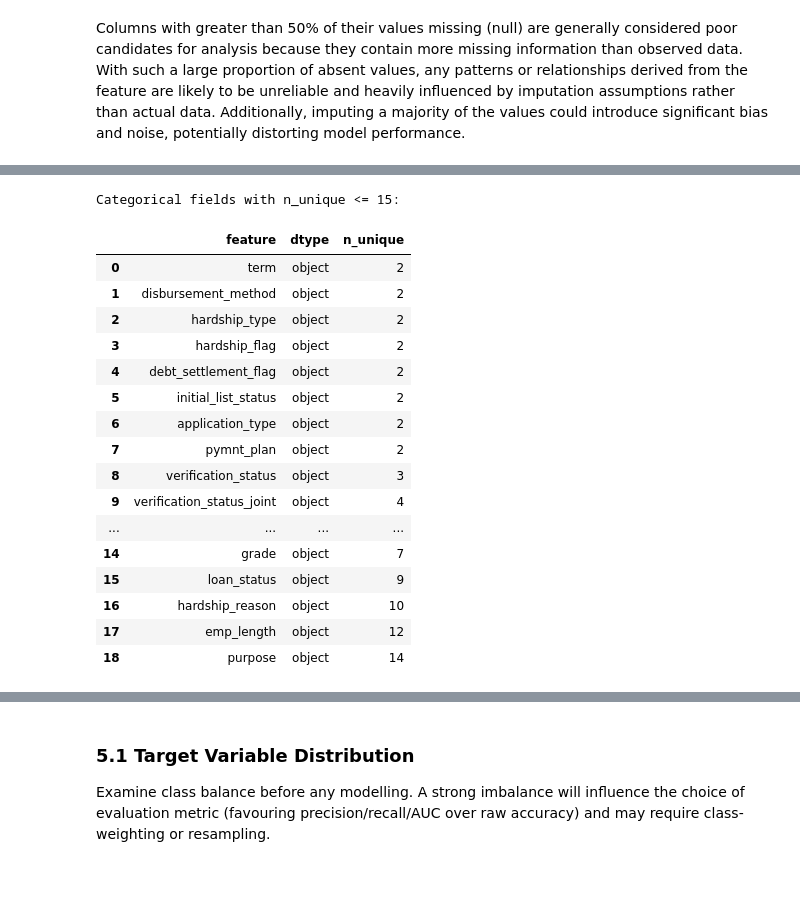
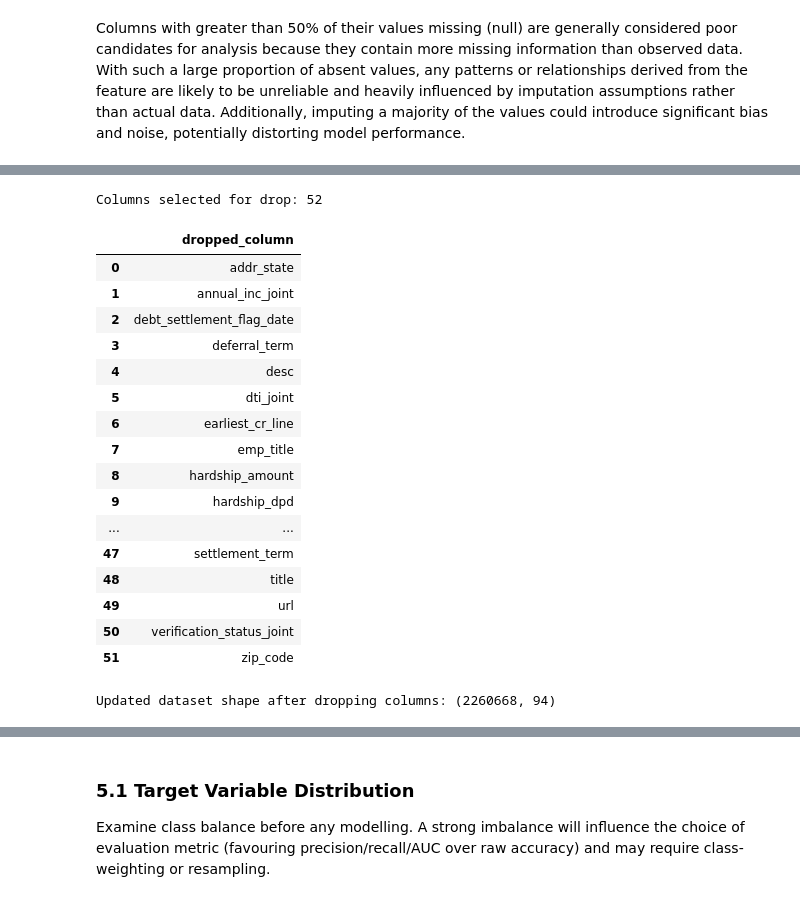
Before and after one commit to FrostyLop/Loan-Default-Prediction, a Jupyter notebook: loan_default_prediction.ipynb, the cells around one changed output, grey strips where cells are left out. Cells and saved outputs as stored; diff of their text form; code cells hidden in the pictures.

```diff
--- a/loan_default_prediction.ipynb
+++ b/loan_default_prediction.ipynb
@@ -391,42 +437,41 @@ Top 10 non-numeric columns by unique count:
 # %%
 # Section 4D: Drop columns using missingness, cardinality, and modeling judgment
 missing_threshold = 50.0
 high_missing_cols = feature_summary.loc[
     feature_summary['missing_pct'] > missing_threshold, 'feature'
 ].tolist()
 
 # Drop identifiers/unstructured text and leakage-prone column by judgment
 manual_drop_cols = [
     'id', 'memberId', 'url', 'desc', 'title', 'emp_title', 'expDefaultRate'
-],
+]
 
 columns_to_drop = sorted(set(high_missing_cols + high_cardinality_cols + manual_drop_cols))
 columns_to_drop = [c for c in columns_to_drop if c in df.columns]
 
 print(f'Columns selected for drop: {len(columns_to_drop)}')
 display(pd.DataFrame({'dropped_column': columns_to_drop}).reset_index(drop=True))
 
 df = df.drop(columns=columns_to_drop)
 
 print(f'Updated dataset shape after dropping columns: {df.shape}')
-print('Remaining dtypes (top 20):')
-display(df.dtypes.sort_index().head(20))
 # %% [output]
-Categorical fields with n_unique <= 15:
+Columns selected for drop: 52
-|  | feature | dtype | n_unique |
-| 0 | term | object | 2 |
-| 1 | disbursement_method | object | 2 |
-| 2 | hardship_type | object | 2 |
-| 3 | hardship_flag | object | 2 |
-| 4 | debt_settlement_flag | object | 2 |
-| 5 | initial_list_status | object | 2 |
-| 6 | application_type | object | 2 |
-| 7 | pymnt_plan | object | 2 |
-| 8 | verification_status | object | 3 |
-| 9 | verification_status_joint | object | 4 |
-| ... | ... | ... | ... |
-| 14 | grade | object | 7 |
-| 15 | loan_status | object | 9 |
-| 16 | hardship_reason | object | 10 |
-| 17 | emp_length | object | 12 |
-| 18 | purpose | object | 14 |
+|  | dropped_column |
+| 0 | addr_state |
+| 1 | annual_inc_joint |
+| 2 | debt_settlement_flag_date |
+| 3 | deferral_term |
+| 4 | desc |
+| 5 | dti_joint |
+| 6 | earliest_cr_line |
+| 7 | emp_title |
+| 8 | hardship_amount |
+| 9 | hardship_dpd |
+| ... | ... |
+| 47 | settlement_term |
+| 48 | title |
+| 49 | url |
+| 50 | verification_status_joint |
+| 51 | zip_code |
+Updated dataset shape after dropping columns: (2260668, 94)
```
Also changed, not shown: parts of 30 cells of this notebook.
